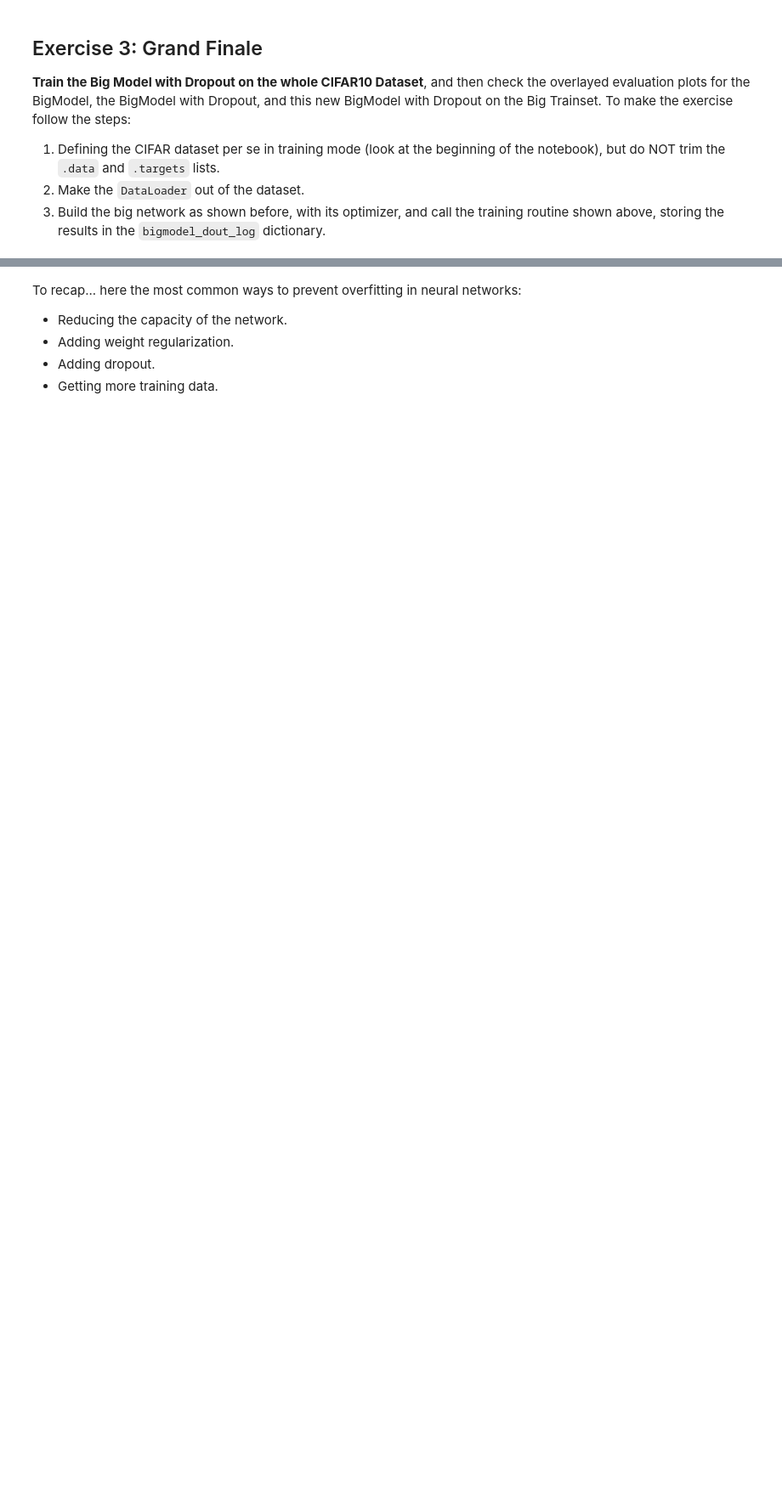
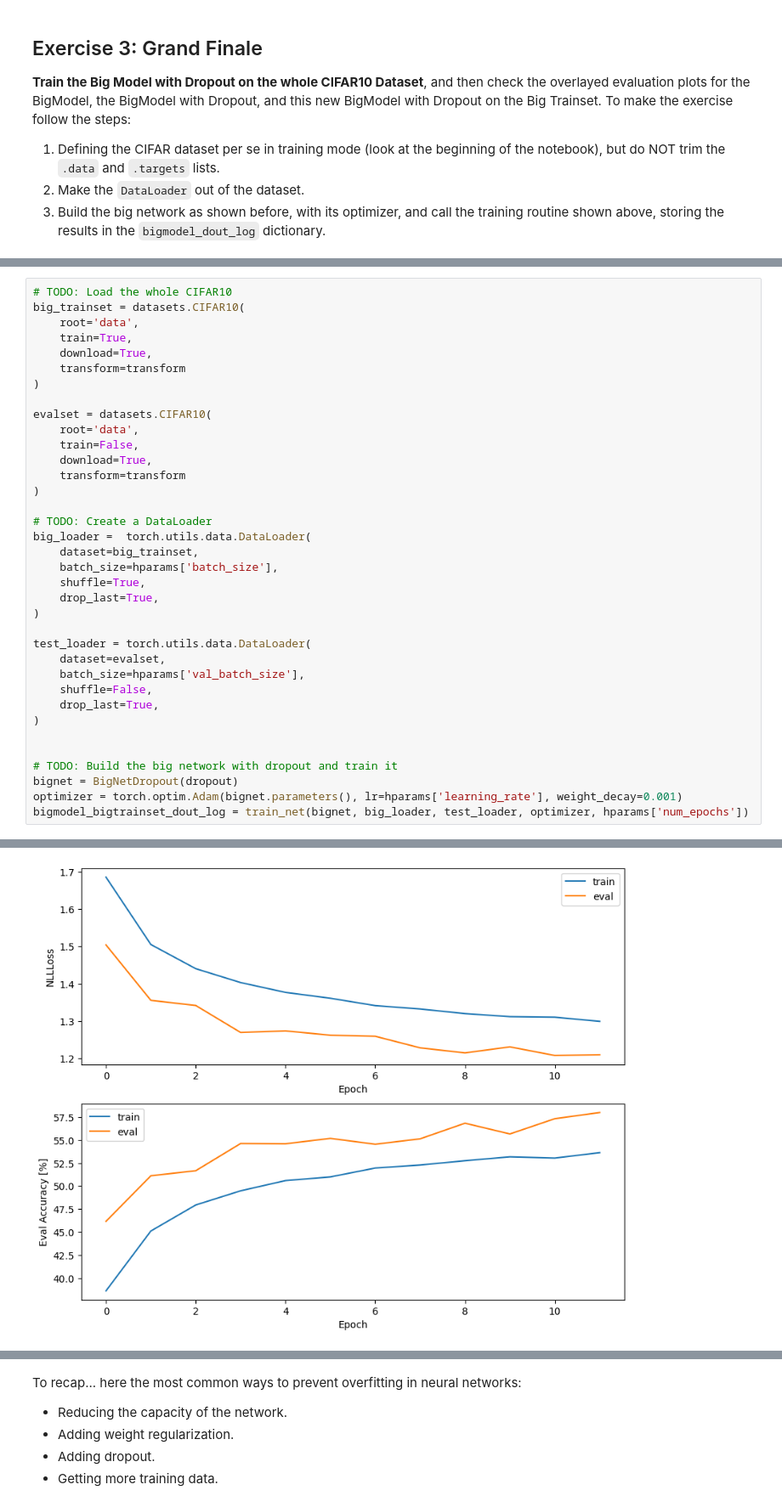
Before and after one commit to ANadalCardenas/attention, a Jupyter notebook: labs/overfitting/lab_overfitting_todo.ipynb, the cells around one changed output, grey strips where cells are left out. Shown: that part at 85% size. Drawn from its saved outputs; the diff is of its cells as text; blank space fills up the shorter version.

```diff
--- a/labs/overfitting/lab_overfitting_todo.ipynb
+++ b/labs/overfitting/lab_overfitting_todo.ipynb
@@ -688,0 +680,37 @@ bigmodel_bigtrainset_dout_log = ...
+# %%
+# TODO: Load the whole CIFAR10
+big_trainset = datasets.CIFAR10(
+    root='data',
+    train=True,
+    download=True,
+    transform=transform
+)
+
+evalset = datasets.CIFAR10(
+    root='data',
+    train=False,
+    download=True,
+    transform=transform
+)
+
+# TODO: Create a DataLoader
+big_loader =  torch.utils.data.DataLoader(
+    dataset=big_trainset,
+    batch_size=hparams['batch_size'],
+    shuffle=True,
+    drop_last=True,
+)
+
+test_loader = torch.utils.data.DataLoader(
+    dataset=evalset,
+    batch_size=hparams['val_batch_size'],
+    shuffle=False,
+    drop_last=True,
+)
+
+
+# TODO: Build the big network with dropout and train it
+bignet = BigNetDropout(dropout)
+optimizer = torch.optim.Adam(bignet.parameters(), lr=hparams['learning_rate'], weight_decay=0.001)
+bigmodel_bigtrainset_dout_log = train_net(bignet, big_loader, test_loader, optimizer, hparams['num_epochs'])
+# %% [output]
@@ -689,3 +734,4 @@ bigmodel_bigtrainset_dout_log = ...
+[figure, added]
 # %%
 plt.figure(figsize=(10, 8))
 plt.subplot(2,1,1)
```
Also changed, not shown: parts of 7 cells of this notebook.
